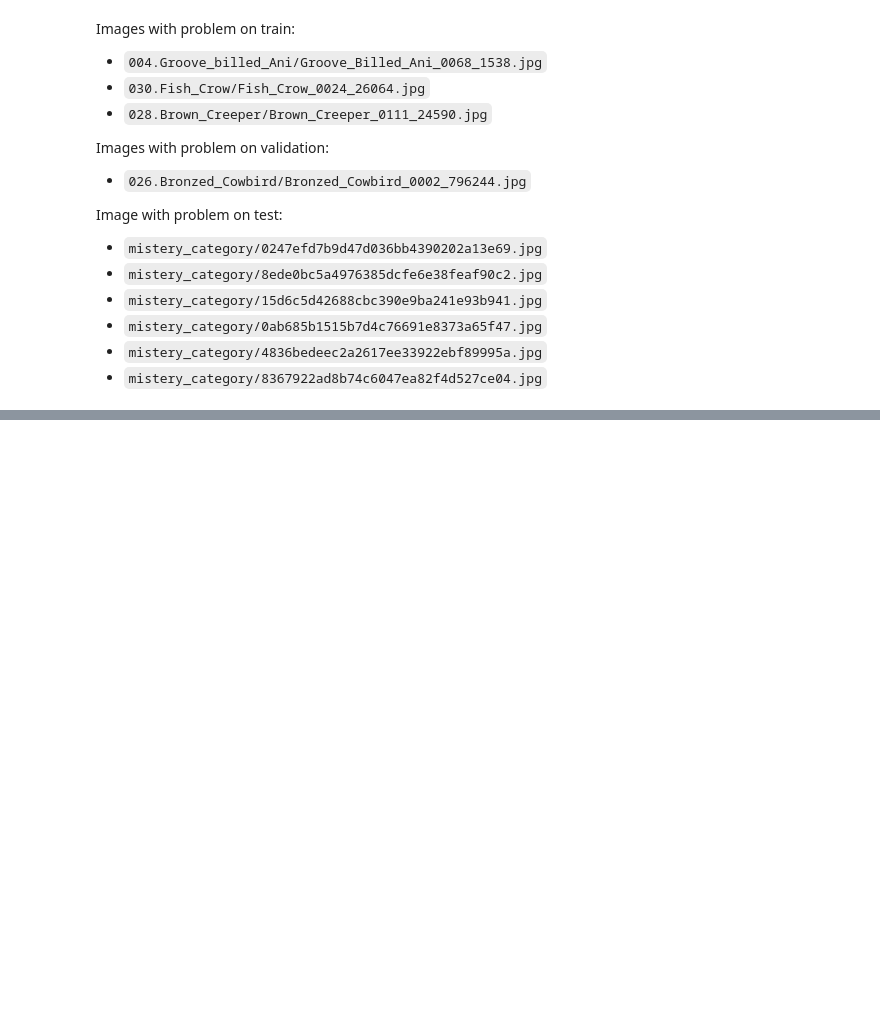
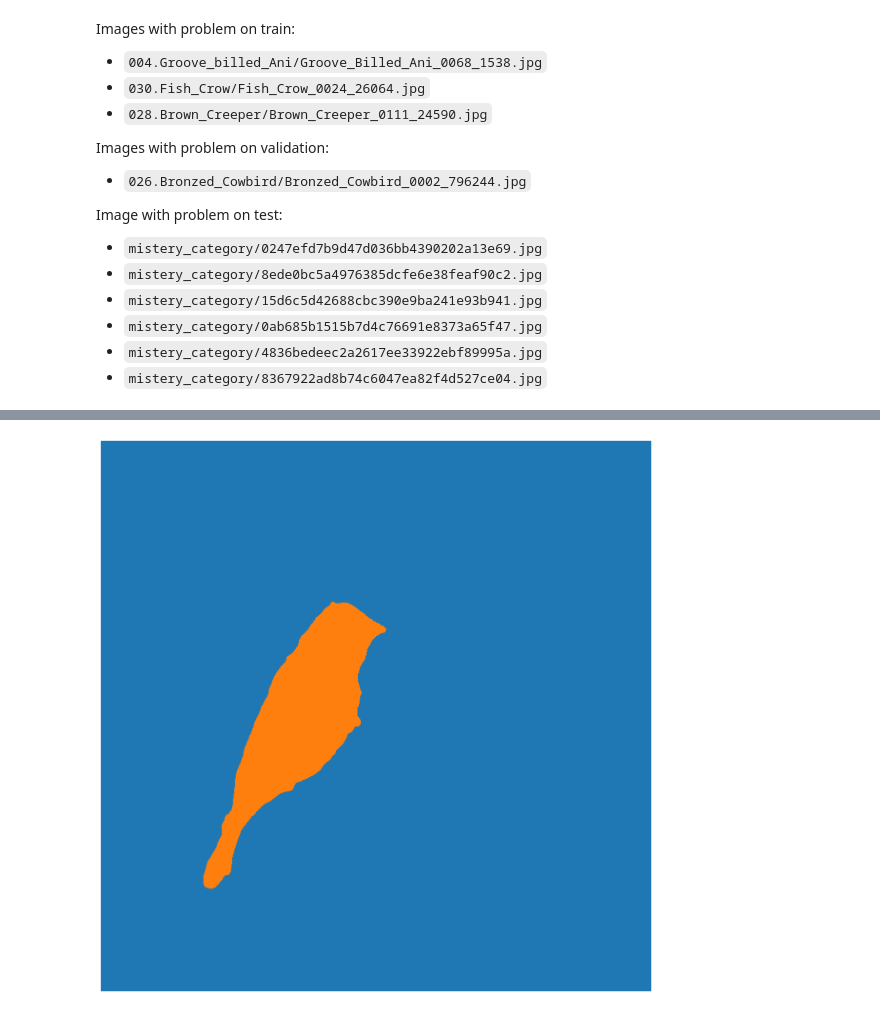
Before and after one commit to MatiasEtcheve/RECVIS3, a Jupyter notebook: crop_images.ipynb, the cells around one changed output, grey strips where cells are left out. Drawn from its saved outputs; the diff is of its cells as text; code cells hidden in the pictures; blank space fills up the shorter version.

```diff
--- a/crop_images.ipynb
+++ b/crop_images.ipynb
@@ -241,0 +361,26 @@ Image with problem on test:
+# %%
+scores = out["pred_logits"].softmax(-1)[..., :-1].max(-1)[0]
+# threshold the confidence
+keep = scores > 0.85
+
+import itertools
+import seaborn as sns
+
+palette = itertools.cycle(sns.color_palette())
+
+# The segmentation is stored in a special-format png
+panoptic_seg = Image.open(io.BytesIO(result["png_string"]))
+panoptic_seg = numpy.array(panoptic_seg, dtype=numpy.uint8).copy()
+# We retrieve the ids corresponding to each mask
+panoptic_seg_id = rgb2id(panoptic_seg)
+
+# Finally we color each mask individually
+panoptic_seg[:, :, :] = 0
+for id in range(panoptic_seg_id.max() + 1):
+    panoptic_seg[panoptic_seg_id == id] = numpy.asarray(next(palette)) * 255
+plt.figure(figsize=(15, 15))
+plt.imshow(panoptic_seg)
+plt.axis("off")
+plt.show()
+# %% [output]
+[figure, added]
```
Also changed, not shown: parts of 6 cells of this notebook, 10 other files.
